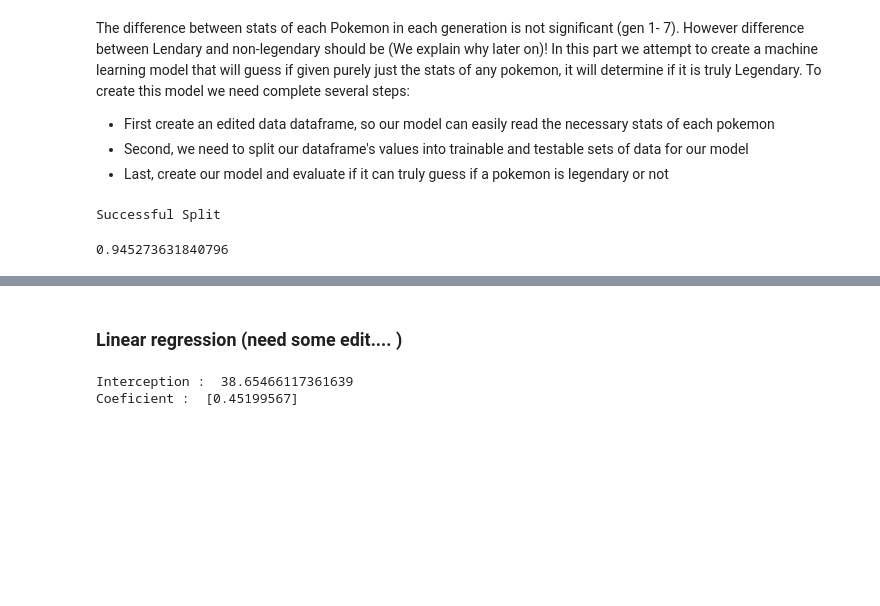
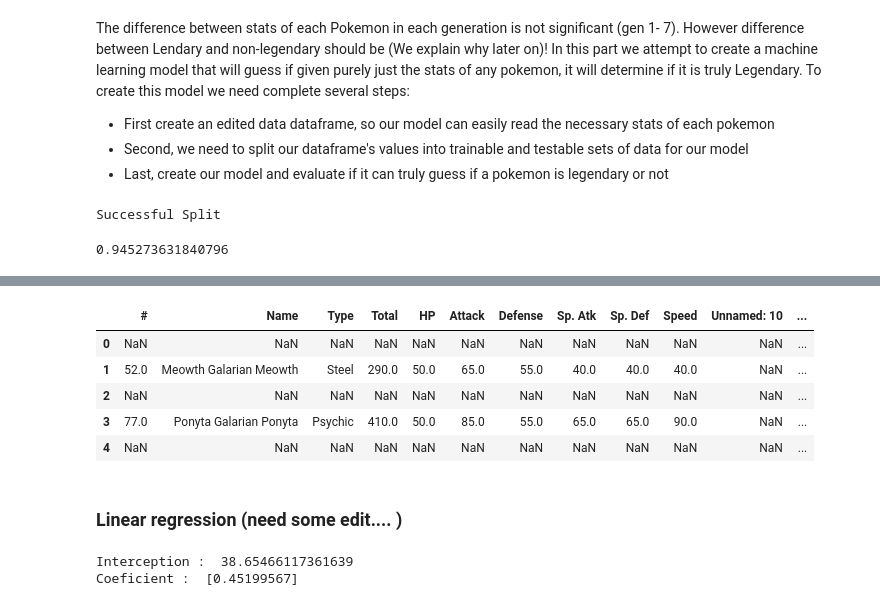
Before and after one commit to arhamnewaz/PokemonDataScienceProject, a Jupyter notebook: PokemonEcon .ipynb, the cells around one changed output, grey strips where cells are left out. Cells and saved outputs as stored; diff of their text form; code cells hidden in the pictures; blank space fills up the shorter version.

```diff
--- a/PokemonEcon .ipynb
+++ b/PokemonEcon .ipynb
@@ -330,5 +353,16 @@ clf.score(X_test,y_test)
 # %%
 # compare our linear regression outcome and the actual outcome. Ex: Lasso regression is more accurate(?
+
+Pokemongen8 = pd.read_csv("./PokemonGen8.csv")
+
+Pokemongen8.head()
+# %% [output]
+|  | # | Name | Type | Total | HP | Attack | Defense | Sp. Atk | Sp. Def | Speed | Unnamed: 10 | ... |
+| 0 | NaN | NaN | NaN | NaN | NaN | NaN | NaN | NaN | NaN | NaN | NaN | ... |
+| 1 | 52.0 | Meowth Galarian Meowth | Steel | 290.0 | 50.0 | 65.0 | 55.0 | 40.0 | 40.0 | 40.0 | NaN | ... |
+| 2 | NaN | NaN | NaN | NaN | NaN | NaN | NaN | NaN | NaN | NaN | NaN | ... |
+| 3 | 77.0 | Ponyta Galarian Ponyta | Psychic | 410.0 | 50.0 | 85.0 | 55.0 | 65.0 | 65.0 | 90.0 | NaN | ... |
+| 4 | NaN | NaN | NaN | NaN | NaN | NaN | NaN | NaN | NaN | NaN | NaN | ... |
 # %% [markdown]
 ### Linear regression (need some edit.... )
 # %%
```
Also changed, not shown: parts of 2 cells of this notebook, 3 other files.
